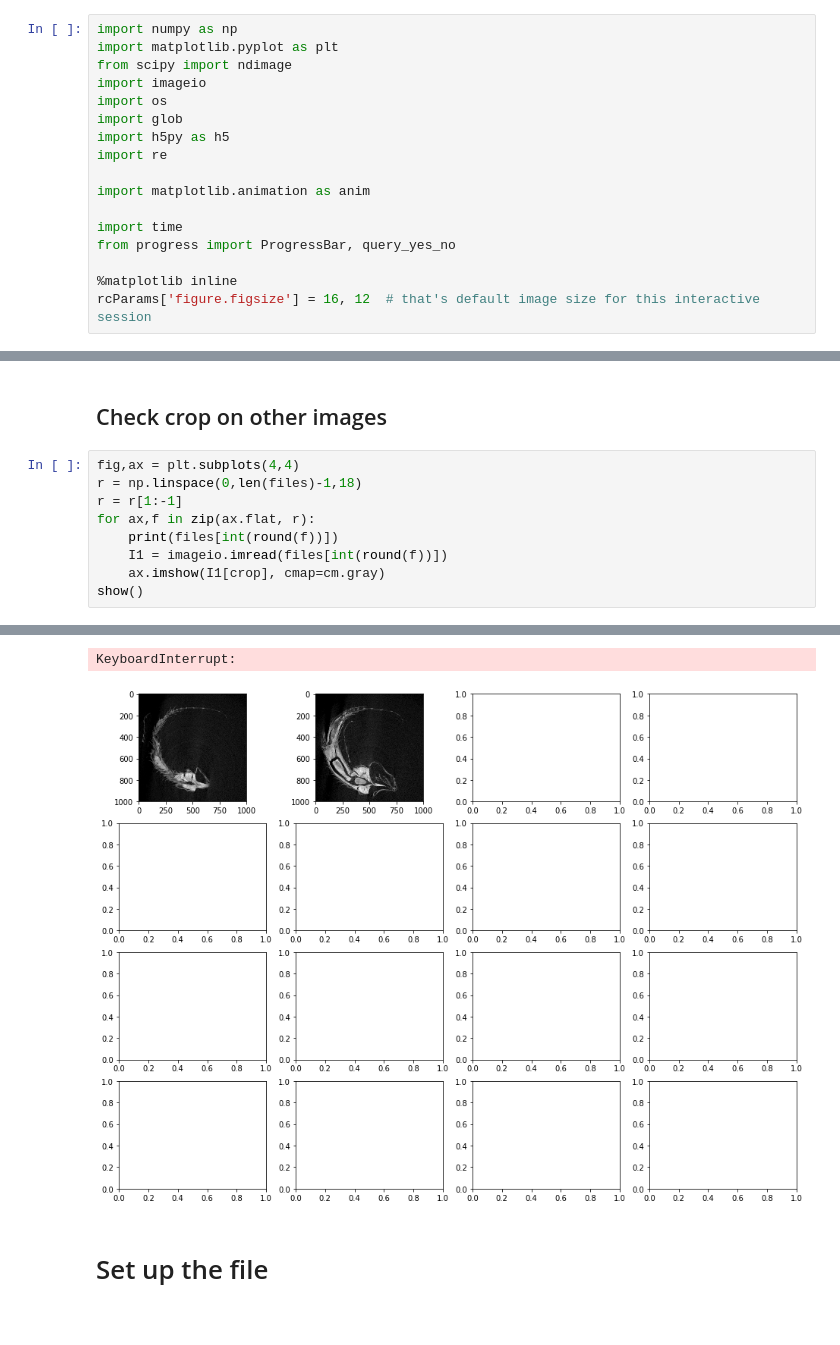
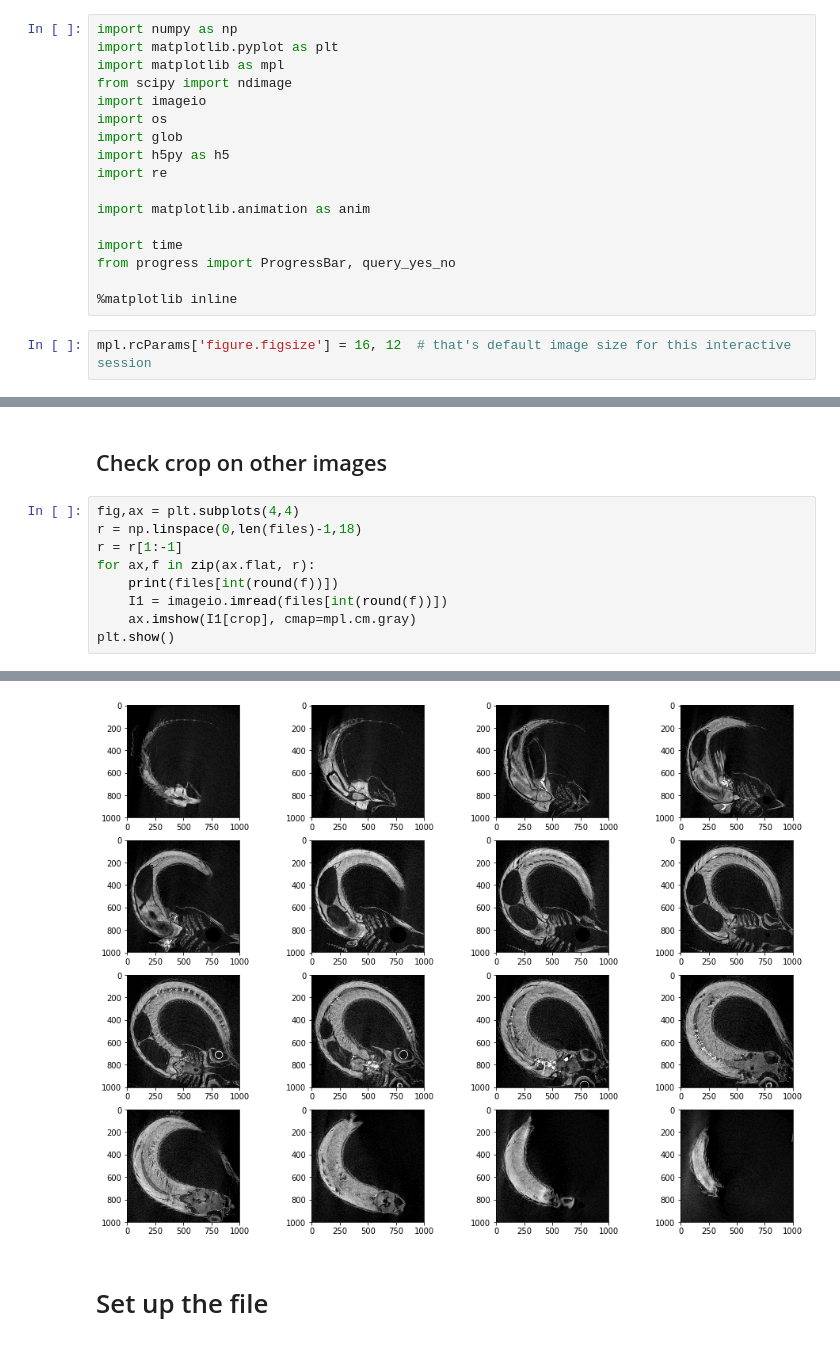
Before and after one commit to tytell/fibers, a Jupyter notebook: Make HDF file.ipynb, the cells around one changed output, grey strips where cells are left out. Drawn from its saved outputs; the diff is of its cells as text.

```diff
--- a/Make HDF file.ipynb
+++ b/Make HDF file.ipynb
@@ -1,6 +1,7 @@
 # %%
 import numpy as np
 import matplotlib.pyplot as plt
+import matplotlib as mpl
 from scipy import ndimage
 import imageio
 import os
@@ -14,7 +15,8 @@ import time
 from progress import ProgressBar, query_yes_no
 
 %matplotlib inline
-rcParams['figure.figsize'] = 16, 12  # that's default image size for this interactive session
+# %%
+mpl.rcParams['figure.figsize'] = 16, 12  # that's default image size for this interactive session
 # %% [markdown]
 # Load an image
 # %%
@@ -69,8 +71,8 @@ r = r[1:-1]
 for ax,f in zip(ax.flat, r):
     print(files[int(round(f))])
     I1 = imageio.imread(files[int(round(f))])
-    ax.imshow(I1[crop], cmap=cm.gray)
-show()
+    ax.imshow(I1[crop], cmap=mpl.cm.gray)
+plt.show()
 # %% [output]
 /Volumes/Data/Muscle fibers/Drerio_7_curved_recon/Drerior_5-7_curved_scan_rec1602.tif
 /Volumes/Data/Muscle fibers/Drerio_7_curved_recon/Drerior_5-7_curved_scan_rec1635.tif
@@ -78,5 +93,4 @@ show()
-KeyboardInterrupt:
-[figure, old version]
+[figure, new version]
 # %% [markdown]
 # Set up the file
 # %%
```
Also changed, not shown: parts of 8 cells of this notebook, 2 other files.
